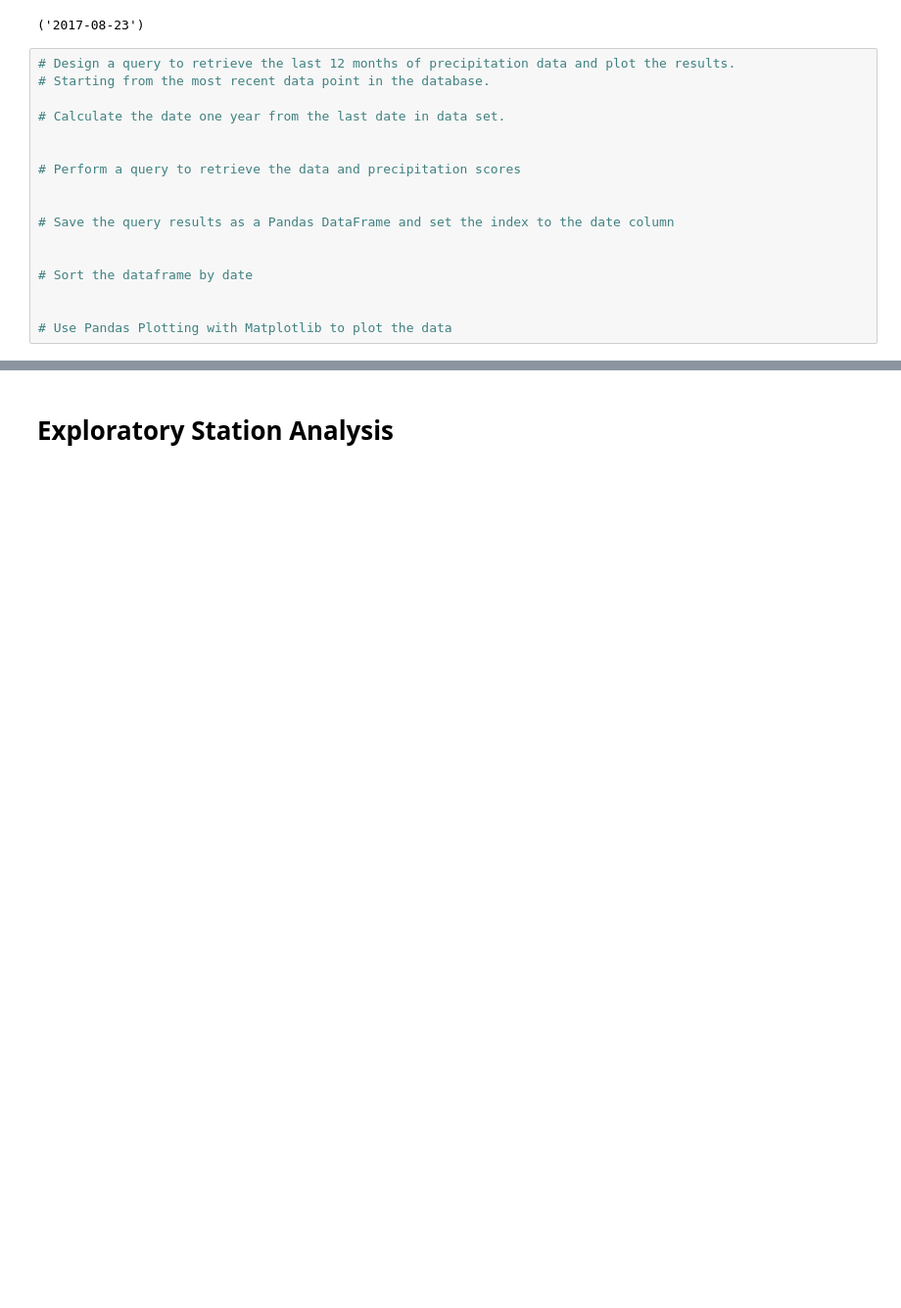
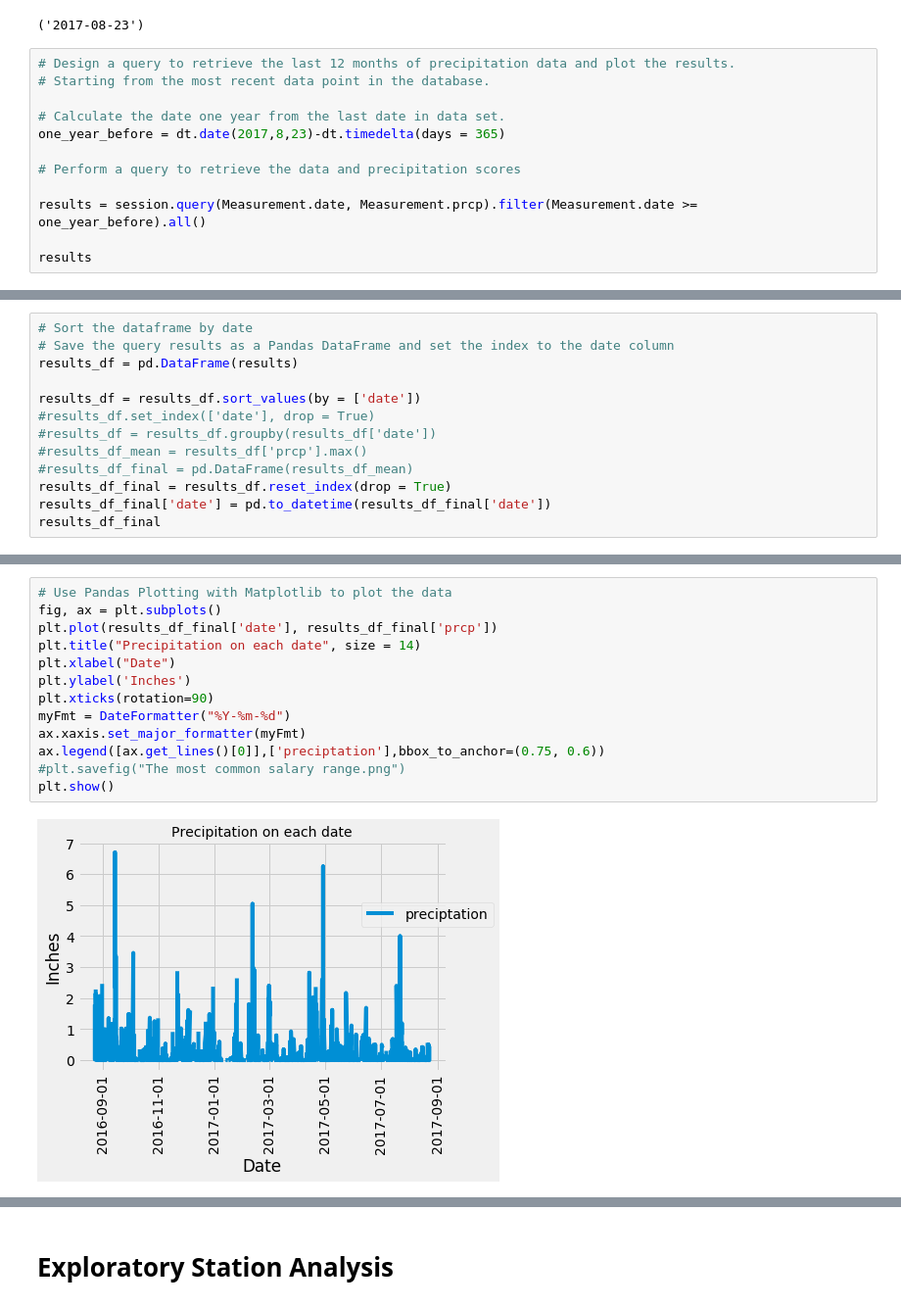
Before and after one commit to 22OVERSooN/sqlalchemy_challenge, a Jupyter notebook: climate_starter.ipynb, the cells around one changed output, grey strips where cells are left out. Shown at 98% size. Saved outputs shown, nothing was run; the diff lists cells and outputs as text; blank space fills up the shorter version.

```diff
--- a/climate_starter.ipynb
+++ b/climate_starter.ipynb
@@ -96,15 +98,10 @@ most_recent_date
 # Starting from the most recent data point in the database.
 
 # Calculate the date one year from the last date in data set.
-
+one_year_before = dt.date(2017,8,23)-dt.timedelta(days = 365)
 
 # Perform a query to retrieve the data and precipitation scores
 
+results = session.query(Measurement.date, Measurement.prcp).filter(Measurement.date >= one_year_before).all()
 
-# Save the query results as a Pandas DataFrame and set the index to the date column
-
-
-# Sort the dataframe by date
-
-
-# Use Pandas Plotting with Matplotlib to plot the data
+results
@@ -110,0 +126,13 @@ most_recent_date
+# %%
+# Sort the dataframe by date
+# Save the query results as a Pandas DataFrame and set the index to the date column
+results_df = pd.DataFrame(results)
+
+results_df = results_df.sort_values(by = ['date'])
+#results_df.set_index(['date'], drop = True)
+#results_df = results_df.groupby(results_df['date'])
+#results_df_mean = results_df['prcp'].max()
+#results_df_final = pd.DataFrame(results_df_mean)
+results_df_final = results_df.reset_index(drop = True)
+results_df_final['date'] = pd.to_datetime(results_df_final['date'])
+results_df_final
@@ -111,2 +153,17 @@ most_recent_date
+# %%
+# Use Pandas Plotting with Matplotlib to plot the data
+fig, ax = plt.subplots()
+plt.plot(results_df_final['date'], results_df_final['prcp'])
+plt.title("Precipitation on each date", size = 14)
+plt.xlabel("Date")
+plt.ylabel('Inches')
+plt.xticks(rotation=90)
+myFmt = DateFormatter("%Y-%m-%d")
+ax.xaxis.set_major_formatter(myFmt)
+ax.legend([ax.get_lines()[0]],['preciptation'],bbox_to_anchor=(0.75, 0.6))
+#plt.savefig("The most common salary range.png")
+plt.show()
+# %% [output]
+[figure, added]
 # %%
 # Use Pandas to calcualte the summary statistics for the precipitation data
```
Also changed, not shown: parts of 4 cells of this notebook.
